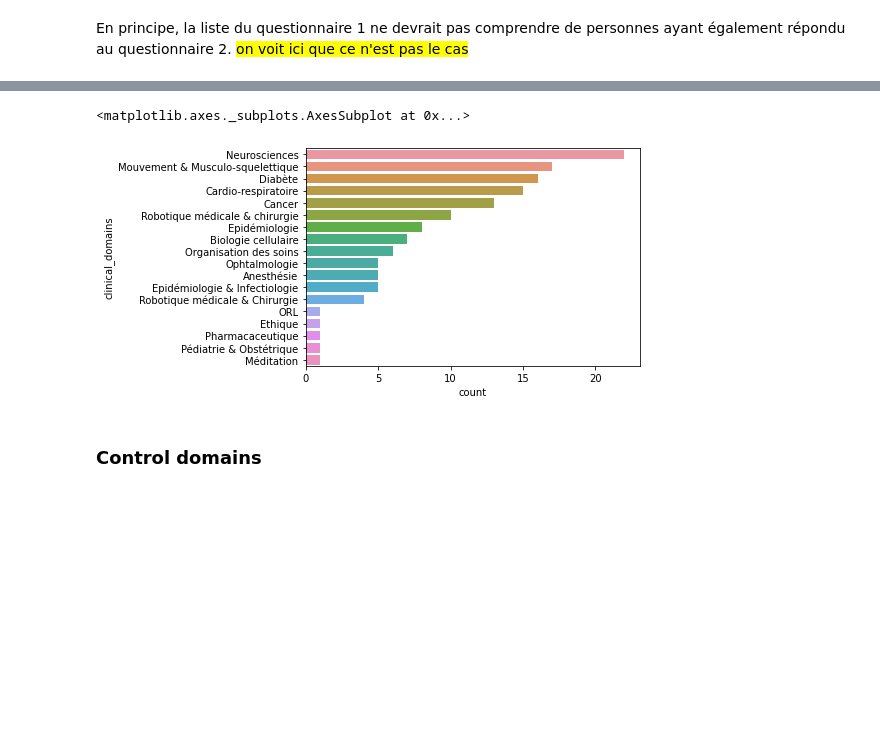
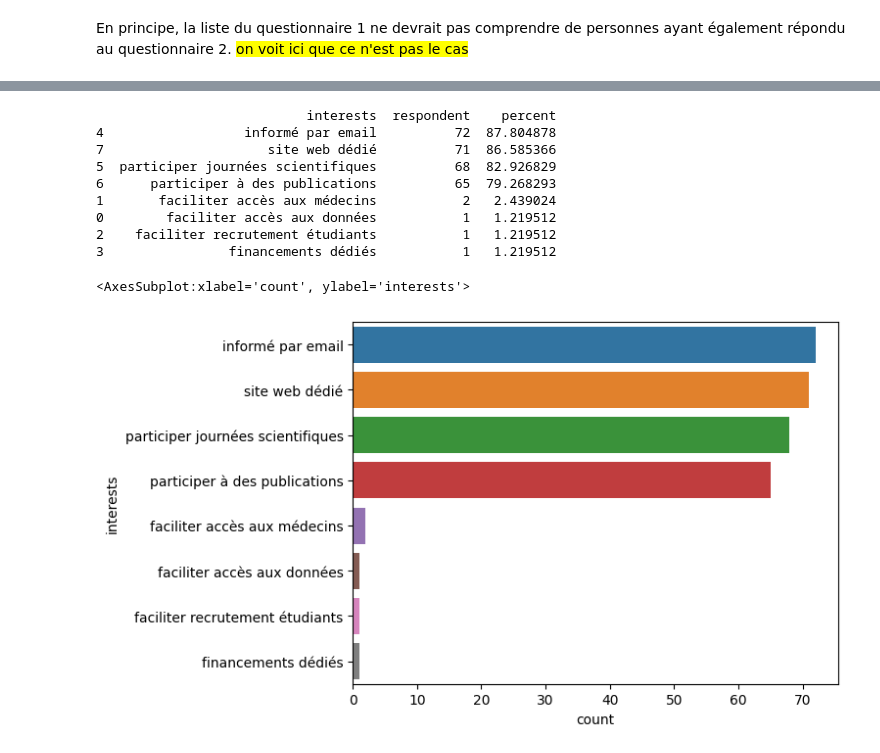
Before and after one commit to neuro-team-femto/auto_sante, a Jupyter notebook: analysis.ipynb, the cells around one changed output, grey strips where cells are left out. Drawn from its saved outputs; the diff is of its cells as text; code cells hidden in the pictures; blank space fills up the shorter version.

```diff
--- a/analysis.ipynb
+++ b/analysis.ipynb
@@ -651 +863,6 @@ sns.countplot(y="position",
+# %%
+questions_df = pd.read_csv('data/questions.csv', index_col=0)
+questions1_df = pd.read_csv('data/questions1.csv', index_col=0)
+questions2_df = pd.read_csv('data/questions2.csv', index_col=0)
+biblio_df = pd.read_csv('data/biblio.csv',index_col=0)
 # %% [markdown]
@@ -699,16 +1187,29 @@ display(SVG(dep.render(disable_xml_declaration=True)))
 # %%
-# count nb of unique last_name per domain
-# (removing duplicate entries for each last_name x domain, which correspond to distinct interests, methods etc.)
+# count nb of unique last_name per interest
+# (removing duplicate entries for each last_name x interest, which correspond to distinct clinical domains and methods)
 # and sort by decreasing count
 
-sns.countplot(y="clinical_domains",
-              order = questions_df.groupby(['clinical_domains']).respondent.nunique().reset_index().sort_values(by='respondent',
-                                                                                                     ascending=False).clinical_domains,
+interests = questions_df.groupby(['interests']).respondent.nunique().reset_index().sort_values(by='respondent',
+                                                                                          ascending=False)
+interests['percent']=100*interests.respondent/questions_df.respondent.nunique()
+print(interests)
 
-              data=questions_df.drop_duplicates(subset=['respondent','clinical_domains'], keep='first'))
+
+
+sns.countplot(y="interests",
+              order = questions_df.groupby(['interests']).respondent.nunique().reset_index().sort_values(by='respondent',
+                                                                                                     ascending=False).interests,
+              data=questions_df.drop_duplicates(subset=['respondent','interests'], keep='first'))
 # %% [output]
-<matplotlib.axes._subplots.AxesSubplot at 0x...>
+                           interests  respondent    percent
+4                  informé par email          72  87.804878
+7                     site web dédié          71  86.585366
+5  participer journées scientifiques          68  82.926829
+6      participer à des publications          65  79.268293
+1       faciliter accès aux médecins           2   2.439024
+0        faciliter accès aux données           1   1.219512
+2    faciliter recrutement étudiants           1   1.219512
+3                financements dédiés           1   1.219512
+<AxesSubplot:xlabel='count', ylabel='interests'>
-[figure, old version]
+[figure, new version]
-# %% [markdown]
-### Control domains
 # %%
```
Also changed, not shown: parts of 106 cells of this notebook, 3 other files.
